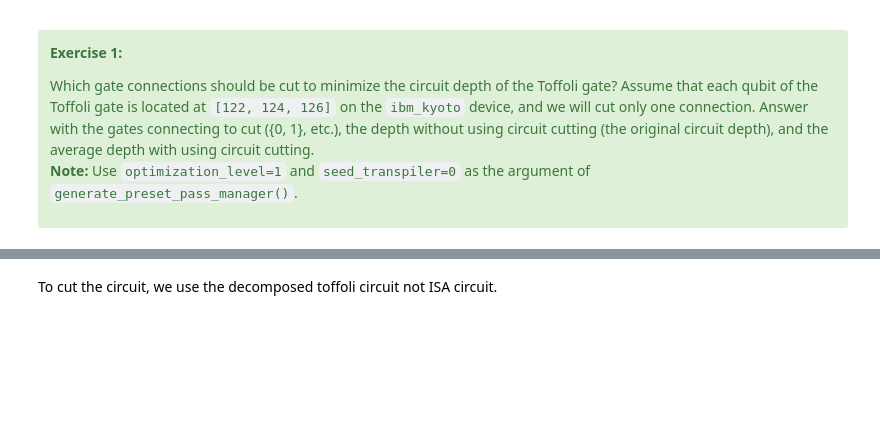
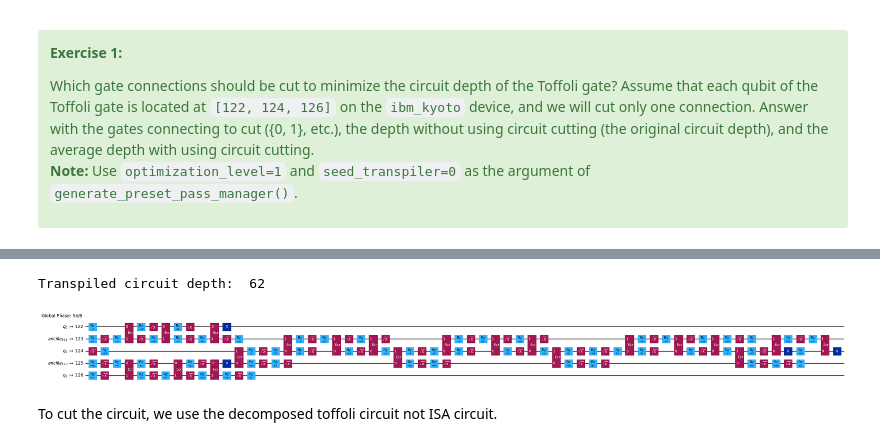
Before and after one commit to martinzf/IBM_QUANTUM_CHALLENGE, a Jupyter notebook: lab-3/lab-3-circuit-knitting.ipynb, the cells around one changed output, grey strips where cells are left out. Saved outputs shown, nothing was run; the diff lists cells and outputs as text; code cells hidden in the pictures; blank space fills up the shorter version.

```diff
--- a/lab-3/lab-3-circuit-knitting.ipynb
+++ b/lab-3/lab-3-circuit-knitting.ipynb
@@ -106,15 +110,13 @@ bell_state.draw("mpl")
 # %% [markdown]
 Next, we will run this on `ibm_kyoto`! We will use the `ibm_kyoto` device for the rest of this lab.
 # %%
-## If this is your first time accessing the backend
-## remove # and fill your API key, and run the code
-#service = QiskitRuntimeService(
-#    channel='ibm_quantum',
-#    instance='ibm-q/open/main',
-#    token='<IBM Quantum API key>'
-#)
-
-service = QiskitRuntimeService(channel="ibm_quantum")
+# If this is your first time accessing the backend
+# remove # and fill your API key, and run the code
+service = QiskitRuntimeService(
+    channel='ibm_quantum',
+    instance='ibm-q/open/main',
+    token=os.environ['QXToken']
+)
 
 # Specify a system to use for transpilation, DO NOT change
 backend = service.backend("ibm_kyoto")
@@ -212,18 +230,22 @@ toffoli.draw("mpl")
 # %%
 # To know the original circuit depth
 
 ### Write your code below here ###
 # Transpile the circuit
-
-
-
+pm = generate_preset_pass_manager(
+    backend=backend, initial_layout=toffoli_layout, optimization_level=1, seed_transpiler=0
+)
+isa_qc = pm.run(toffoli)
 
 # Calculate original circuit depth
-isa_toffoli_depth =
+isa_toffoli_depth = isa_qc.depth()
 
 ### Don't change any code past this line ###
 print(f"Transpiled circuit depth: ", isa_toffoli_depth)
 isa_qc.draw("mpl", scale=0.6, idle_wires=False, fold=False)
+# %% [output]
+Transpiled circuit depth:  62
+[figure, added]
 # %% [markdown]
 To cut the circuit, we use the decomposed toffoli circuit not ISA circuit.
 # %%
```
Also changed, not shown: parts of 18 cells of this notebook, 5 other files.
